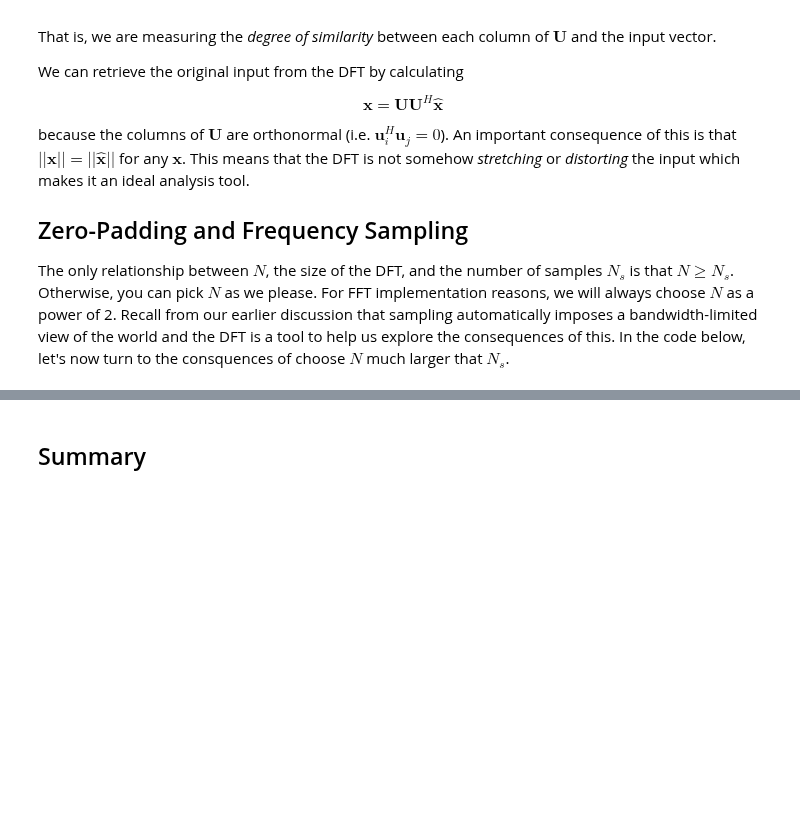
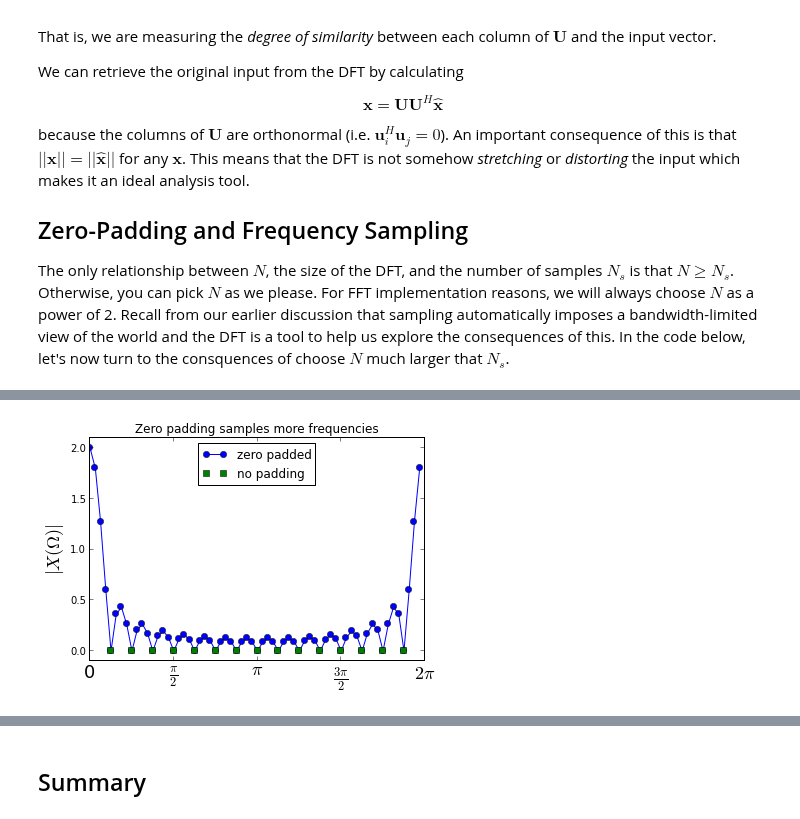
Before and after one commit to unpingco/Python-for-Signal-Processing, a Jupyter notebook: Fourier_Transform.ipynb, the cells around one changed output, grey strips where cells are left out. Saved outputs shown, nothing was run; the diff lists cells and outputs as text; code cells hidden in the pictures; blank space fills up the shorter version.

```diff
--- a/Fourier_Transform.ipynb
+++ b/Fourier_Transform.ipynb
@@ -168,0 +151,16 @@ plt.show()
+# %%
+U = dftmatrix(64,16)
+x = ones((16,1))
+X = U.H*x
+
+f,ax=subplots()
+ax.plot(arange(0,64)*2*pi/64.,abs(X),'o-',label='zero padded')
+ax.plot(arange(0,16)*2*pi/16.,abs(dftmatrix(16).H*x),'s',label='no padding')
+ax.set_ylabel(r'$|X(\Omega)|$',fontsize=18)
+ax.set_xticks([0, pi/2., pi, 3*pi/2,2*pi])
+ax.axis([0, 2*pi,-.1,2.1])
+ax.legend(loc=0)
+ax.set_xticklabels(['0',r'$\frac{\pi}{2}$', r'$\pi$',r'$\frac{3\pi}{2}$', r'$2\pi$'],fontsize=18);
+ax.set_title('Zero padding samples more frequencies');
+# %% [output]
+[figure, added]
```
Also changed, not shown: parts of 13 cells of this notebook.
